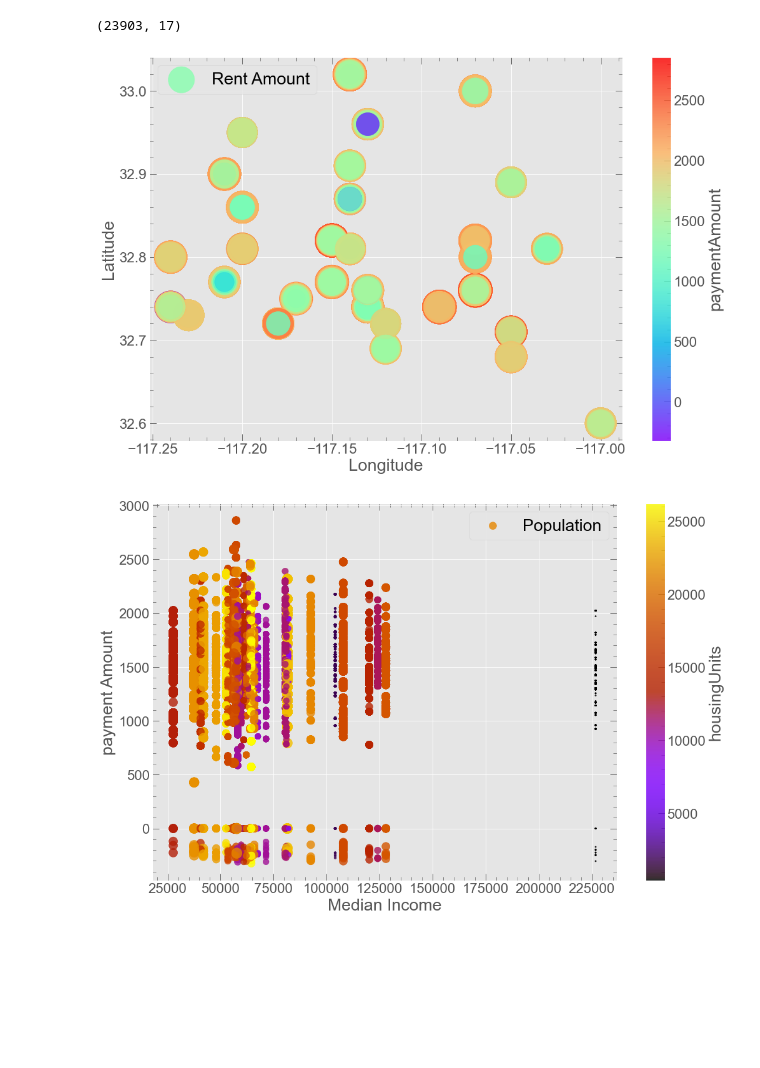
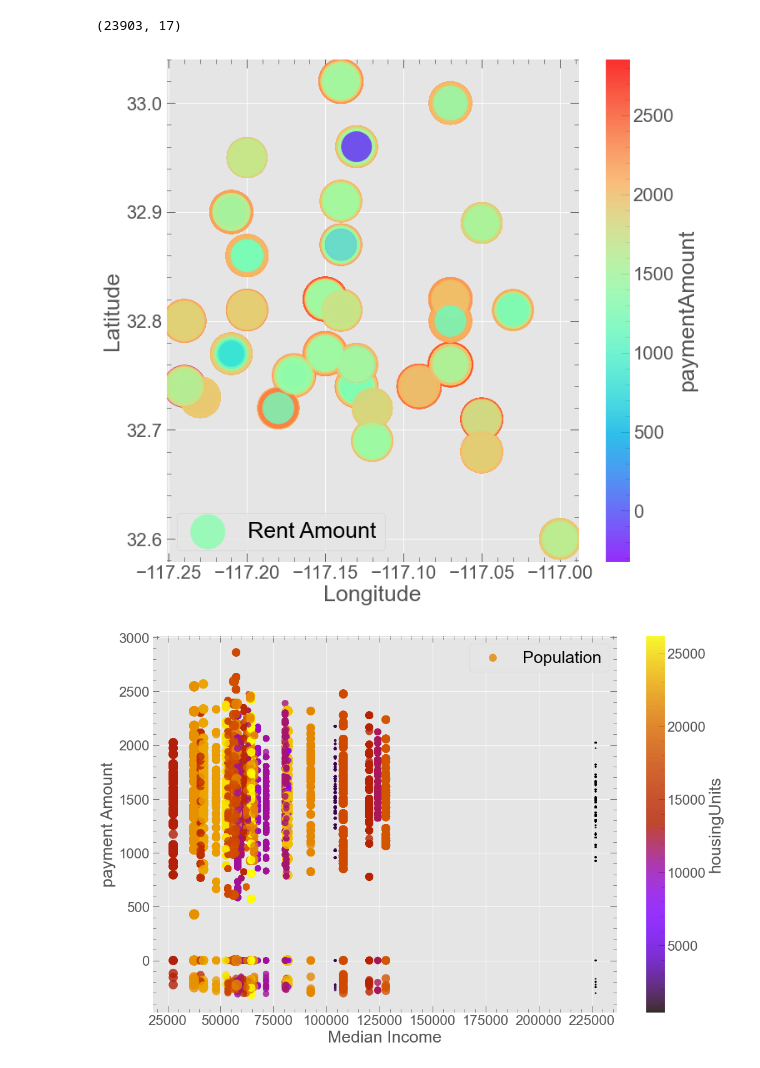
Before and after one commit to pandeysudip/Rental, a Jupyter notebook: 2.Data_Visulization.ipynb, the cells around one changed output. Saved outputs shown, nothing was run; the diff lists cells and outputs as text; code cells hidden in the pictures; blank space fills up the shorter version.

```diff
--- a/2.Data_Visulization.ipynb
+++ b/2.Data_Visulization.ipynb
@@ -674,19 +683,19 @@ added_df.shape
 (23903, 17)
 # %%
 #Scattter plot
-fig, ax = plt.subplots(figsize=(15,10))
+fig, ax = plt.subplots(figsize=(10,10))
 
 added_df.plot(kind='scatter', x='lng', y='lat', alpha=0.8,
         s=added_df['rentAmount'],label='Rent Amount',
          c='paymentAmount', cmap=plt.get_cmap('rainbow'),
         colorbar=True, ax=ax)
 
 ax.set_title('')
 ax.set(xlabel="Longitude", ylabel="Latitude")
-
+plt.savefig('static/Images/plot9',bbox_inches="tight")
 plt.show()
 # %% [output]
-[figure, old version]
+[figure, new version]
 # %%
 #Scatter plot
 fig, ax = plt.subplots(figsize=(15,10))
```
Also changed, not shown: parts of 10 cells of this notebook, 19 other files.
